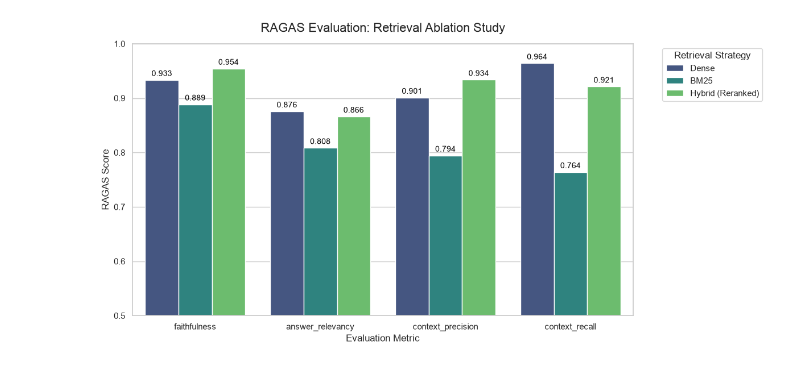
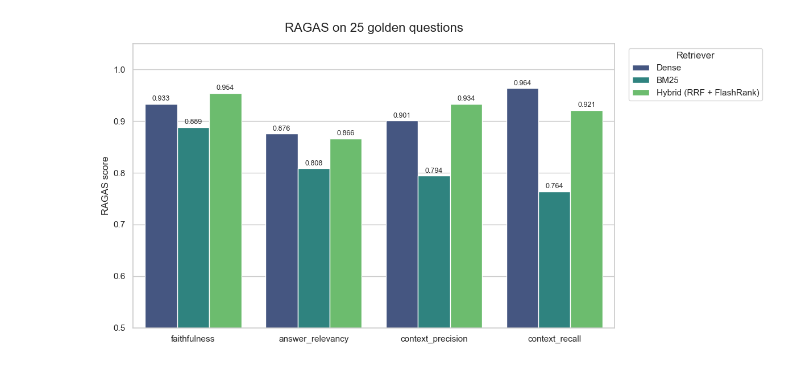
Before and after one commit to harshbir026/RAG-Assistent-Researcher, a Jupyter notebook: notebooks/ablation.ipynb, the cells around one changed output. Saved outputs shown, nothing was run; the diff lists cells and outputs as text; code cells hidden in the pictures.

```diff
--- a/notebooks/ablation.ipynb
+++ b/notebooks/ablation.ipynb
@@ -33,0 +54,20 @@ pd.DataFrame([dense_baseline["scores"]])
+# %%
+with open(RESULTS_DIR / "bm25_eval.json") as f:
+    bm25_eval = json.load(f)
+with open(RESULTS_DIR / "hybrid_eval.json") as f:
+    hybrid_eval = json.load(f)
+
+rows = []
+for label, blob in [
+    ("Dense", dense_baseline),
+    ("BM25", bm25_eval),
+    ("Hybrid (RRF + FlashRank)", hybrid_eval),
+]:
+    for metric in METRICS:
+        rows.append({"Metric": metric, "Retriever": label, "Score": blob["scores"][metric]})
+
+df = pd.DataFrame(rows)
+display = df.pivot(index="Retriever", columns="Metric", values="Score").reindex(
+    ["BM25", "Dense", "Hybrid (RRF + FlashRank)"]
+)
+display.round(3)
@@ -34,30 +80,24 @@ pd.DataFrame([dense_baseline["scores"]])
 # %%
-with open(RESULTS_DIR / "bm25_eval.json") as f:
-    bm25_eval = json.load(f)
-with open(RESULTS_DIR / "hybrid_eval.json") as f:
-    hybrid_eval = json.load(f)
-
-data = []
-metrics = ["faithfulness", "answer_relevancy", "context_precision", "context_recall"]
-for m in metrics:
-    data.append({"Metric": m, "Retriever": "Dense", "Score": dense_baseline["scores"][m]})
-    data.append({"Metric": m, "Retriever": "BM25", "Score": bm25_eval["scores"][m]})
-    data.append({"Metric": m, "Retriever": "Hybrid (Reranked)", "Score": hybrid_eval["scores"][m]})
-
-df = pd.DataFrame(data)
-sns.set_theme(style="whitegrid")
 plt.figure(figsize=(12, 6))
-ax = sns.barplot(x="Metric", y="Score", hue="Retriever", data=df, palette="viridis")
-plt.title("RAGAS Evaluation: Retrieval Ablation Study", fontsize=16, pad=15)
-plt.ylim(0.5, 1.0)
-plt.ylabel("RAGAS Score")
-plt.xlabel("Evaluation Metric")
-plt.legend(title="Retrieval Strategy", bbox_to_anchor=(1.05, 1), loc='upper left')
+ax = sns.barplot(data=df, x="Metric", y="Score", hue="Retriever", palette="viridis")
+plt.title("RAGAS on 25 golden questions", fontsize=16, pad=15)
+plt.ylim(0.5, 1.05)
+plt.ylabel("RAGAS score")
+plt.xlabel("")
+plt.legend(title="Retriever", bbox_to_anchor=(1.02, 1), loc="upper left")
 for p in ax.patches:
     if p.get_height() > 0:
-        ax.annotate(f"{p.get_height():.3f}", (p.get_x() + p.get_width() / 2., p.get_height()), ha='center', va='baseline', fontsize=10, color='black', xytext=(0, 5), textcoords='offset points')
+        ax.annotate(
+            f"{p.get_height():.3f}",
+            (p.get_x() + p.get_width() / 2.0, p.get_height()),
+            ha="center",
+            va="baseline",
+            fontsize=9,
+            xytext=(0, 4),
+            textcoords="offset points",
+        )
 plt.tight_layout()
-plt.savefig(RESULTS_DIR / "ablation_plot.png", dpi=300)
+plt.savefig(RESULTS_DIR / "ablation_plot.png", dpi=200)
 plt.show()
 # %% [output]
-[figure, old version]
+[figure, new version]
```
Also changed, not shown: parts of 27 cells of this notebook, 2 other files.
